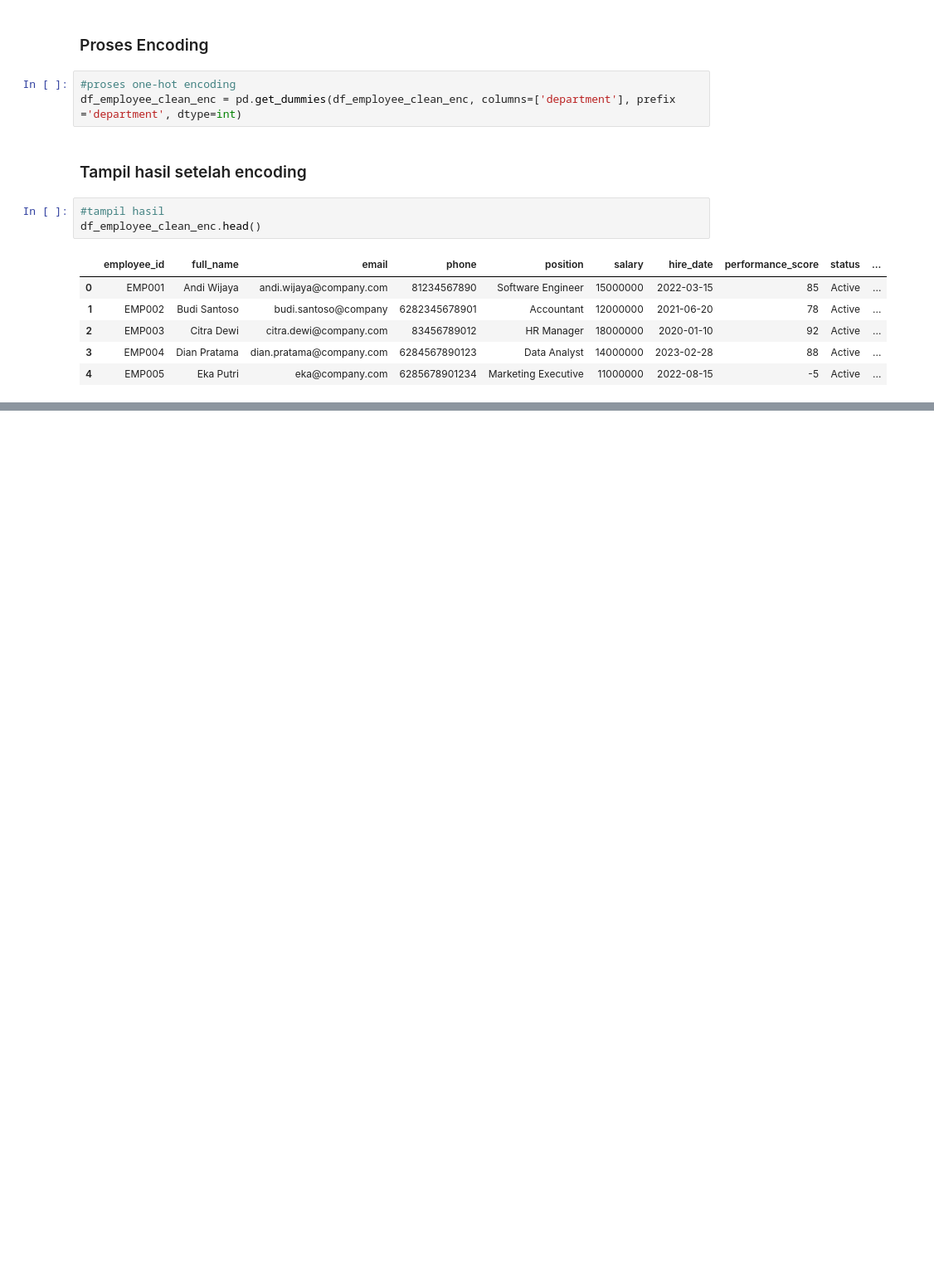
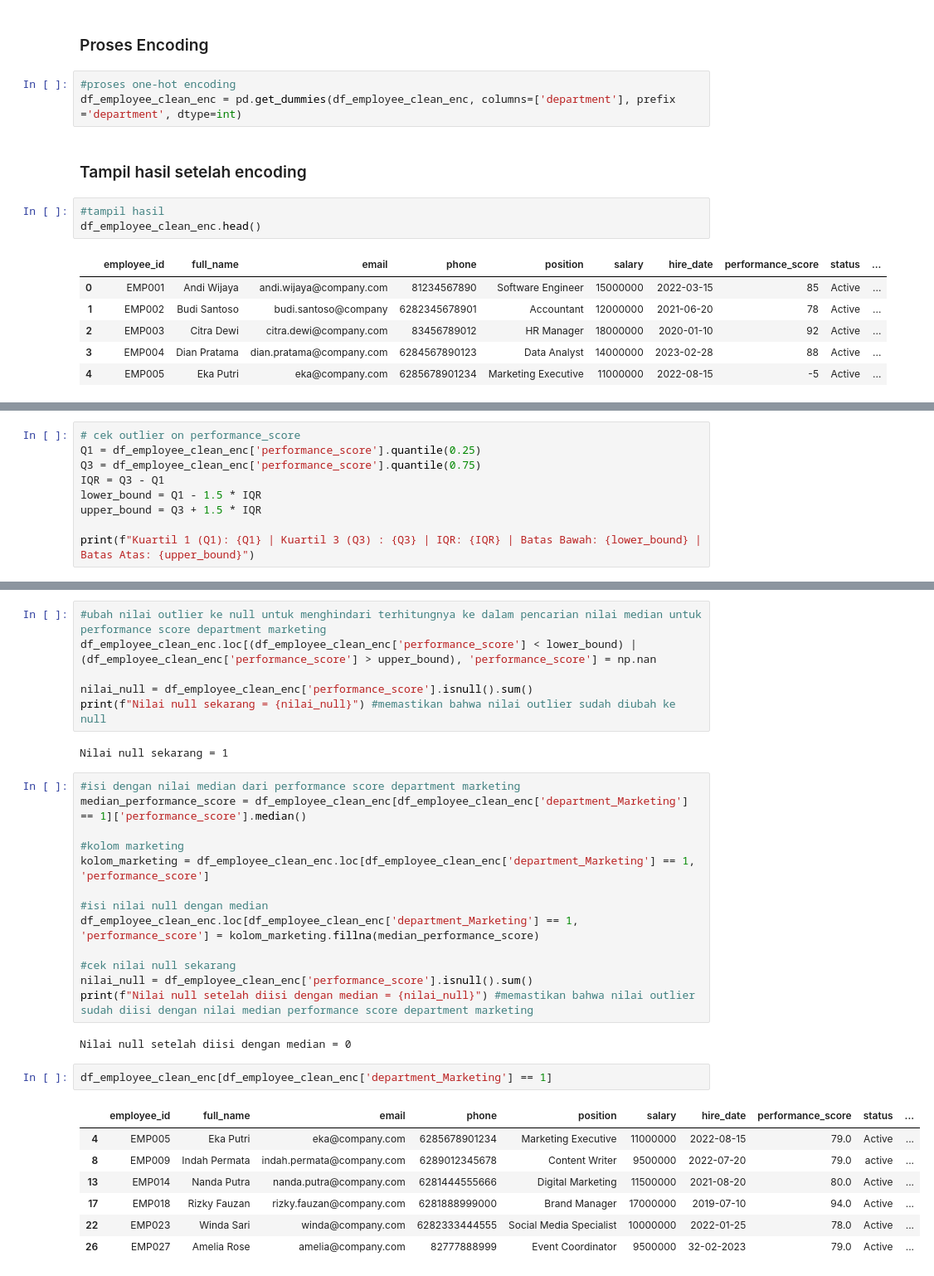
Before and after one commit to galahad20/assignment_Data_Cleaning, a Jupyter notebook: ASSIGNMENT_TEMP_DE14_DAY10_DIMAS_ABIAN_IHSAN.ipynb, the cells around one changed output, grey strips where cells are left out. Shown at 83% size. Drawn from its saved outputs; the diff is of its cells as text; blank space fills up the shorter version.

```diff
--- a/ASSIGNMENT_TEMP_DE14_DAY10_DIMAS_ABIAN_IHSAN.ipynb
+++ b/ASSIGNMENT_TEMP_DE14_DAY10_DIMAS_ABIAN_IHSAN.ipynb
@@ -241,0 +297,9 @@ df_employee_clean_enc.head()
+# %%
+# cek outlier on performance_score
+Q1 = df_employee_clean_enc['performance_score'].quantile(0.25)
+Q3 = df_employee_clean_enc['performance_score'].quantile(0.75)
+IQR = Q3 - Q1
+lower_bound = Q1 - 1.5 * IQR
+upper_bound = Q3 + 1.5 * IQR
+
+print(f"Kuartil 1 (Q1): {Q1} | Kuartil 3 (Q3) : {Q3} | IQR: {IQR} | Batas Bawah: {lower_bound} | Batas Atas: {upper_bound}")
@@ -241,0 +341,33 @@ df_employee_clean_enc.head()
+# %%
+#ubah nilai outlier ke null untuk menghindari terhitungnya ke dalam pencarian nilai median untuk performance score department marketing
+df_employee_clean_enc.loc[(df_employee_clean_enc['performance_score'] < lower_bound) | (df_employee_clean_enc['performance_score'] > upper_bound), 'performance_score'] = np.nan
+
+nilai_null = df_employee_clean_enc['performance_score'].isnull().sum()
+print(f"Nilai null sekarang = {nilai_null}") #memastikan bahwa nilai outlier sudah diubah ke null
+# %% [output]
+Nilai null sekarang = 1
+# %%
+#isi dengan nilai median dari performance score department marketing
+median_performance_score = df_employee_clean_enc[df_employee_clean_enc['department_Marketing'] == 1]['performance_score'].median()
+
+#kolom marketing
+kolom_marketing = df_employee_clean_enc.loc[df_employee_clean_enc['department_Marketing'] == 1, 'performance_score']
+
+#isi nilai null dengan median
+df_employee_clean_enc.loc[df_employee_clean_enc['department_Marketing'] == 1, 'performance_score'] = kolom_marketing.fillna(median_performance_score)
+
+#cek nilai null sekarang
+nilai_null = df_employee_clean_enc['performance_score'].isnull().sum()
+print(f"Nilai null setelah diisi dengan median = {nilai_null}") #memastikan bahwa nilai outlier sudah diisi dengan nilai median performance score department marketing
+# %% [output]
+Nilai null setelah diisi dengan median = 0
+# %%
+df_employee_clean_enc[df_employee_clean_enc['department_Marketing'] == 1]
+# %% [output]
+|  | employee_id | full_name | email | phone | position | salary | hire_date | performance_score | status | ... |
+| 4 | EMP005 | Eka Putri | eka@company.com | 6285678901234 | Marketing Executive | 11000000 | 2022-08-15 | 79.0 | Active | ... |
+| 8 | EMP009 | Indah Permata | indah.permata@company.com | 6289012345678 | Content Writer | 9500000 | 2022-07-20 | 79.0 | active | ... |
+| 13 | EMP014 | Nanda Putra | nanda.putra@company.com | 6281444555666 | Digital Marketing | 11500000 | 2021-08-20 | 80.0 | Active | ... |
+| 17 | EMP018 | Rizky Fauzan | rizky.fauzan@company.com | 6281888999000 | Brand Manager | 17000000 | 2019-07-10 | 94.0 | Active | ... |
+| 22 | EMP023 | Winda Sari | winda@company.com | 6282333444555 | Social Media Specialist | 10000000 | 2022-01-25 | 78.0 | Active | ... |
+| 26 | EMP027 | Amelia Rose | amelia@company.com | 82777888999 | Event Coordinator | 9500000 | 32-02-2023 | 79.0 | Active | ... |
```
Also changed, not shown: parts of 16 cells of this notebook.
